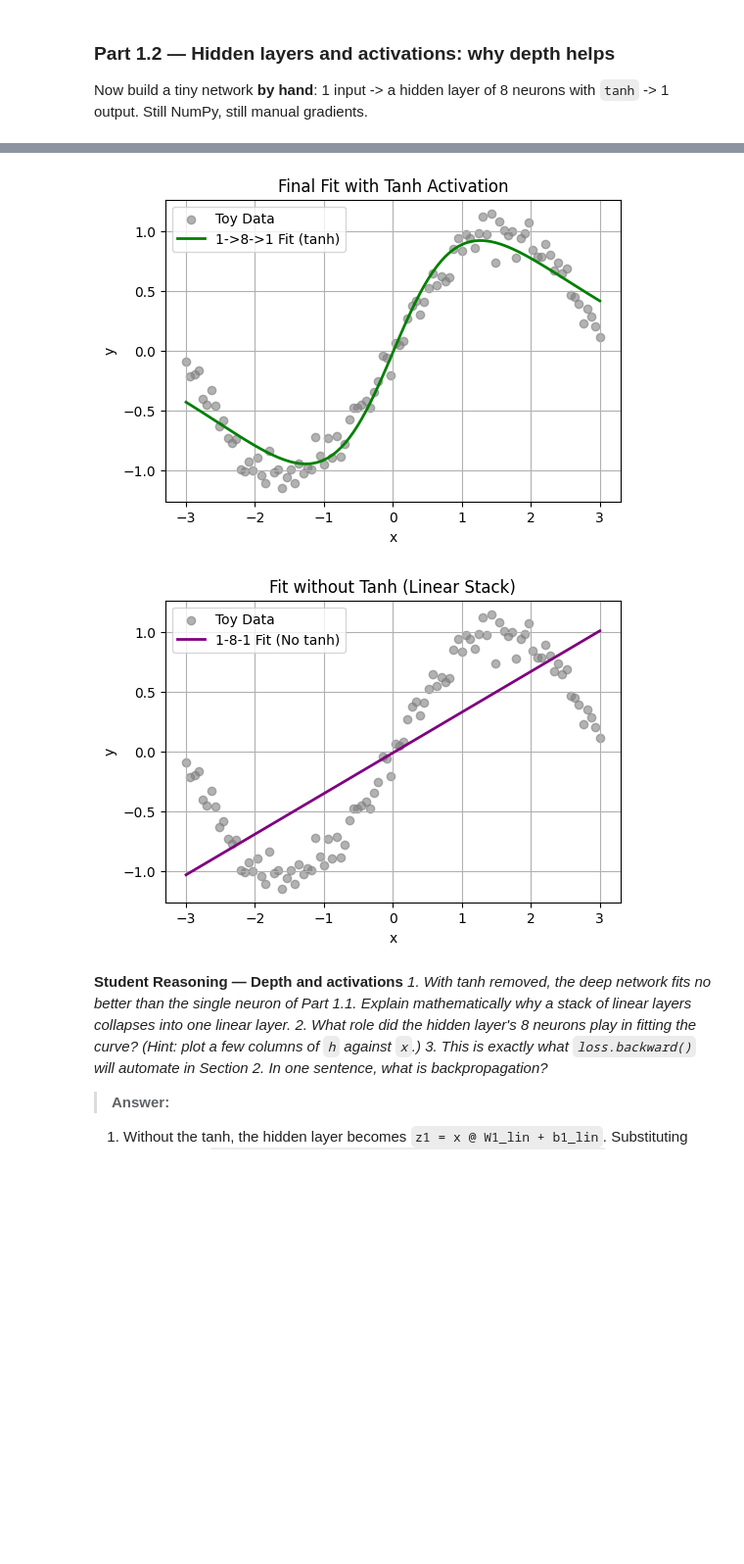
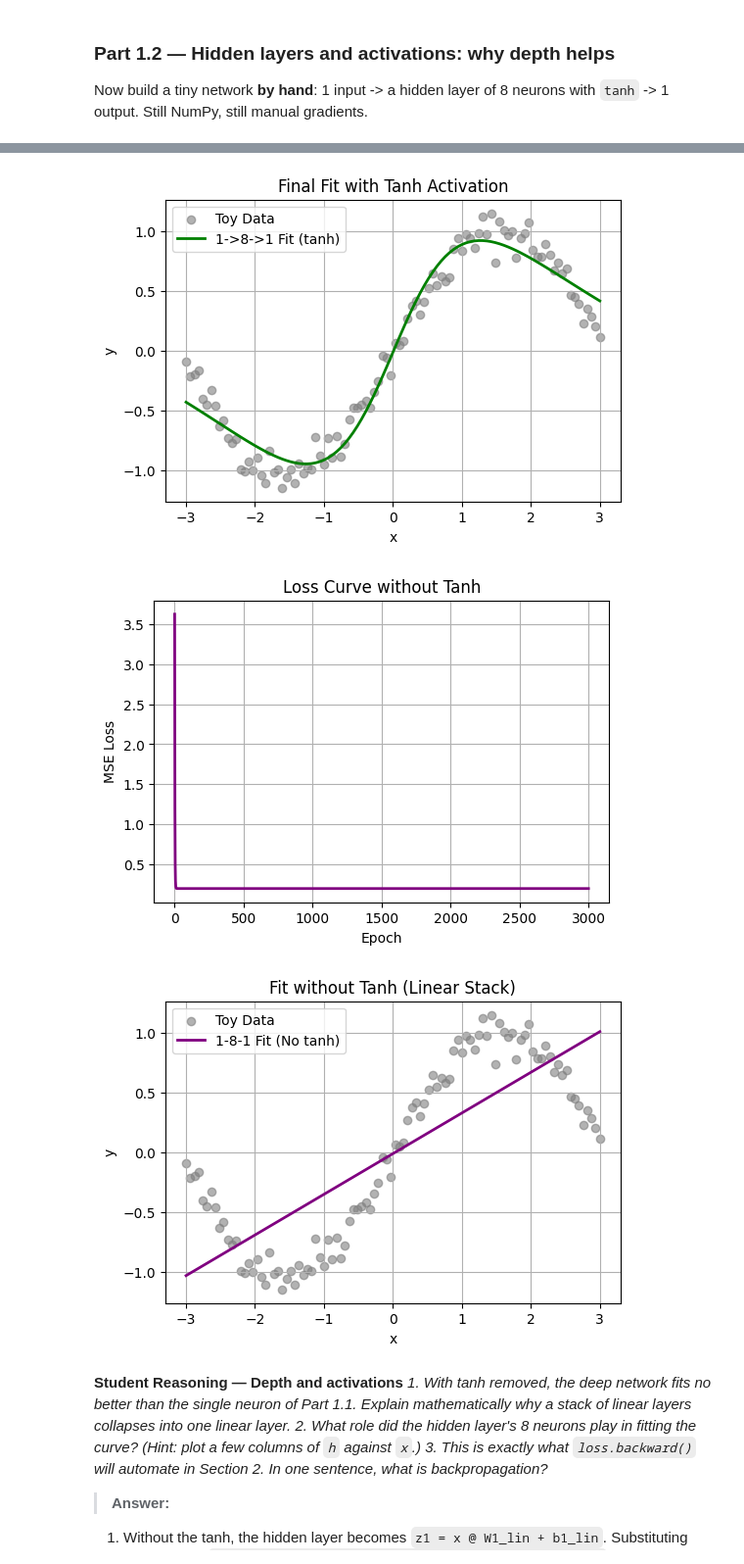
Before and after one commit to KekeliIsHere/lab-3, a Jupyter notebook: Lab_3.ipynb, the cells around one changed output, grey strips where cells are left out. Shown at 98% size. Cells and saved outputs as stored; diff of their text form; code cells hidden in the pictures; blank space fills up the shorter version.

```diff
--- a/Lab_3.ipynb
+++ b/Lab_3.ipynb
@@ -215,6 +215,7 @@ plt.ylabel('MSE Loss')
 plt.grid(True)
 plt.show()
 
+
 plt.figure(figsize=(6, 4))
 plt.scatter(x, y, color='gray', alpha=0.6, label='Toy Data')
 plt.plot(x, y_hat.flatten(), color='green', linewidth=2, label='1->8->1 Fit (tanh)')
@@ -223,7 +224,7 @@ plt.xlabel('x')
 plt.ylabel('y')
 plt.legend()
 plt.grid(True)
-plt.show()
+
 
 #Without tanh activation function
 loss_without_tanh=[]
@@ -238,34 +239,44 @@ for epoch in range(3000):
   h = z1                      # Linear activation!
   y_hat_lin = h @ W2_lin + b2_lin
   loss = np.mean((y_hat_lin - y) ** 2)
 
   loss_without_tanh.append(loss)
   d_yhat = 2 * (y_hat_lin - y) / len(y)
   dW2_lin = h.T @ d_yhat
   db2_lin = d_yhat.sum(axis=0, keepdims=True)
   dh = d_yhat @ W2_lin.T
   dz1 = dh * 1.0              # Derivative of identity is 1
   dW1_lin = x.T @ dz1
   db1_lin = dz1.sum(axis=0, keepdims=True)
 
   W2_lin -= lr * dW2_lin
   b2_lin -= lr * db2_lin
   W1_lin -= lr * dW1_lin
   b1_lin -= lr * db1_lin
 
+
+plt.figure(figsize=(6, 4))
+plt.plot(loss_without_tanh, color='purple', linewidth=2)
+plt.title('Loss Curve without Tanh')
+plt.xlabel('Epoch')
+plt.ylabel('MSE Loss')
+plt.grid(True)
+plt.show()
+
 plt.figure(figsize=(6, 4))
 plt.scatter(x, y, color='gray', alpha=0.6, label='Toy Data')
 plt.plot(x, y_hat_lin.flatten(), color='purple', linewidth=2, label='1-8-1 Fit (No tanh)')
 plt.title('Fit without Tanh (Linear Stack)')
 plt.xlabel('x')
 plt.ylabel('y')
 plt.legend()
 plt.grid(True)
 plt.show()
 # %% [output]
 [figure]
 [figure]
-[figure, old version]
+[figure, new version]
+[figure, added]
 # %% [markdown]
 **Student Reasoning — Depth and activations**
 *1. With tanh removed, the deep network fits no better than the single neuron of Part 1.1.
```
Also changed, not shown: parts of 2 cells of this notebook.
